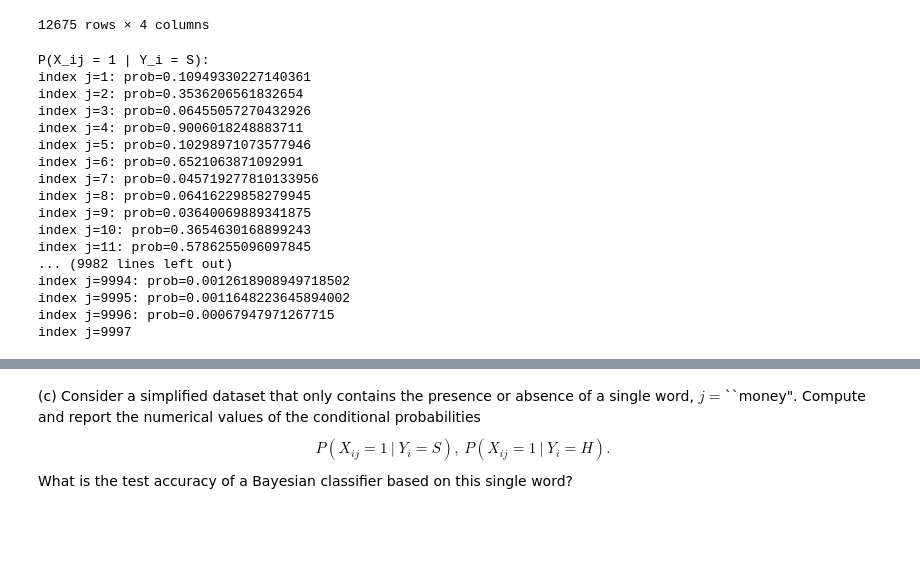
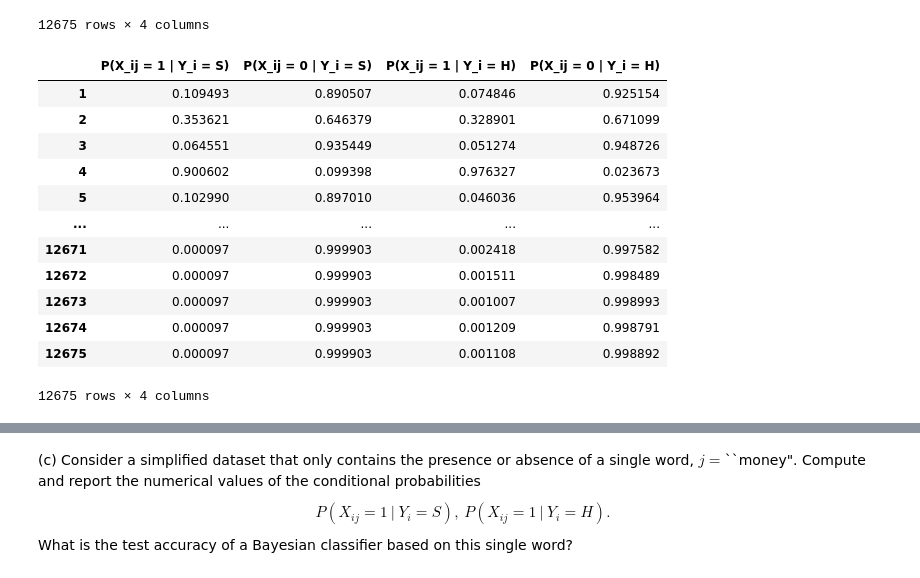
Before and after one commit to LetianY/csci1450-homework, a Jupyter notebook: HW3-Implementation.ipynb, the cells around one changed output, grey strips where cells are left out. Cells and saved outputs as stored; diff of their text form; code cells hidden in the pictures; blank space fills up the shorter version.

```diff
--- a/HW3-Implementation.ipynb
+++ b/HW3-Implementation.ipynb
@@ -166,24 +166,39 @@ display(probability_j)
 | 12674 | 0.000097 | 0.999903 | 0.001108 | 0.998892 |
 12675 rows × 4 columns
 # %%
-print('P(X_ij = 1 | Y_i = S):')
-for i in range(len(p_ij_eq1_spam)):
-    print(f'index j={i+1}: prob={p_ij_eq1_spam[i]}')
+result_b = probability_j.rename(columns={'p_ij_eq1_spam': 'P(X_ij = 1 | Y_i = S)',
+                                         'p_ij_eq0_spam': 'P(X_ij = 0 | Y_i = S)',
+                                         'p_ij_eq1_ham': 'P(X_ij = 1 | Y_i = H)',
+                                         'p_ij_eq0_ham': 'P(X_ij = 0 | Y_i = H)'})
+result_b.index = result_b.index + 1
+display(result_b)
+
+# print('P(X_ij = 1 | Y_i = S):')
+# for i in range(len(p_ij_eq1_spam)):
+#     print(f'index j={i+1}: prob={p_ij_eq1_spam[i]}')
+
+# print('P(X_ij = 0 | Y_i = S):')
+# for i in range(len(p_ij_eq0_spam)):
+#     print(f'index j={i+1}: prob={p_ij_eq0_spam[i]}')
+
+# print('P(X_ij = 1 | Y_i = H):')
+# for i in range(len(p_ij_eq1_ham)):
+#     print(f'index j={i+1}: prob={p_ij_eq1_ham[i]}')
+
+# print('P(X_ij = 0 | Y_i = H):')
+# for i in range(len(p_ij_eq0_ham)):
+#     print(f'index j={i+1}: prob={p_ij_eq0_ham[i]}')
 # %% [output]
+|  | P(X_ij = 1 | Y_i = S) | P(X_ij = 0 | Y_i = S) | P(X_ij = 1 | Y_i = H) | P(X_ij = 0 | Y_i = H) |
+| 1 | 0.109493 | 0.890507 | 0.074846 | 0.925154 |
+| 2 | 0.353621 | 0.646379 | 0.328901 | 0.671099 |
+| 3 | 0.064551 | 0.935449 | 0.051274 | 0.948726 |
+| 4 | 0.900602 | 0.099398 | 0.976327 | 0.023673 |
+| 5 | 0.102990 | 0.897010 | 0.046036 | 0.953964 |
+| ... | ... | ... | ... | ... |
+| 12671 | 0.000097 | 0.999903 | 0.002418 | 0.997582 |
+| 12672 | 0.000097 | 0.999903 | 0.001511 | 0.998489 |
+| 12673 | 0.000097 | 0.999903 | 0.001007 | 0.998993 |
+| 12674 | 0.000097 | 0.999903 | 0.001209 | 0.998791 |
+| 12675 | 0.000097 | 0.999903 | 0.001108 | 0.998892 |
-P(X_ij = 1 | Y_i = S):
-index j=1: prob=0.10949330227140361
-index j=2: prob=0.3536206561832654
-index j=3: prob=0.06455057270432926
-index j=4: prob=0.9006018248883711
-index j=5: prob=0.10298971073577946
-index j=6: prob=0.6521063871092991
-index j=7: prob=0.045719277810133956
-index j=8: prob=0.06416229858279945
-index j=9: prob=0.03640069889341875
-index j=10: prob=0.3654630168899243
-index j=11: prob=0.5786255096097845
-... (9982 lines left out)
-index j=9994: prob=0.0012618908949718502
-index j=9995: prob=0.0011648223645894002
-index j=9996: prob=0.00067947971267715
-index j=9997
+12675 rows × 4 columns
```
Also changed, not shown: parts of 5 cells of this notebook.
